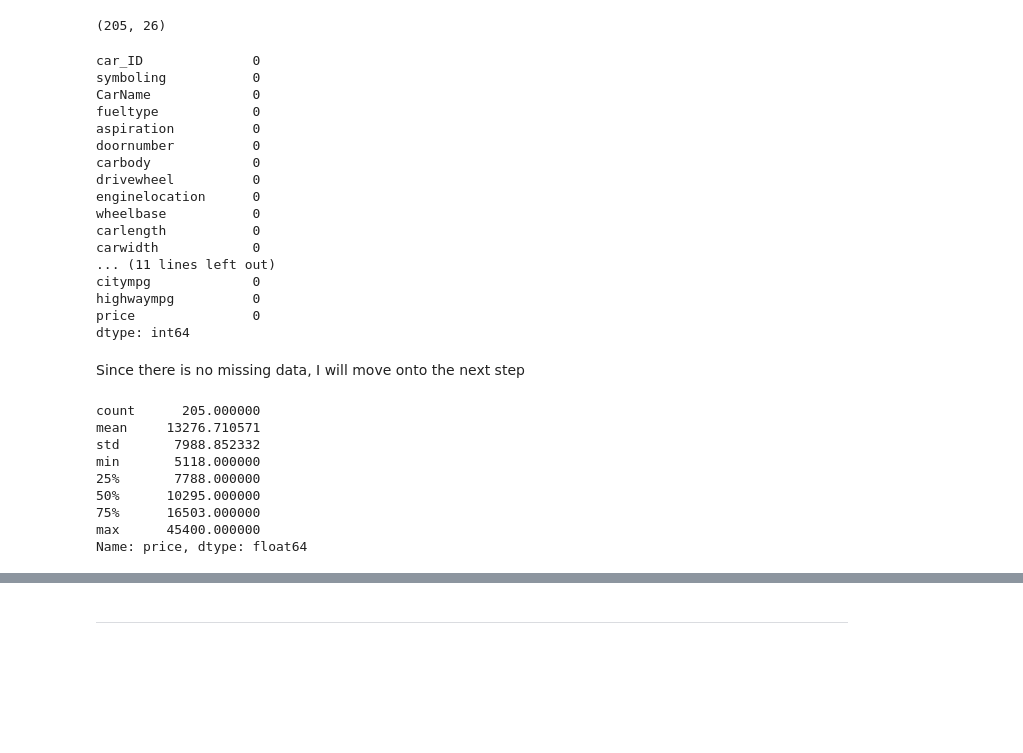
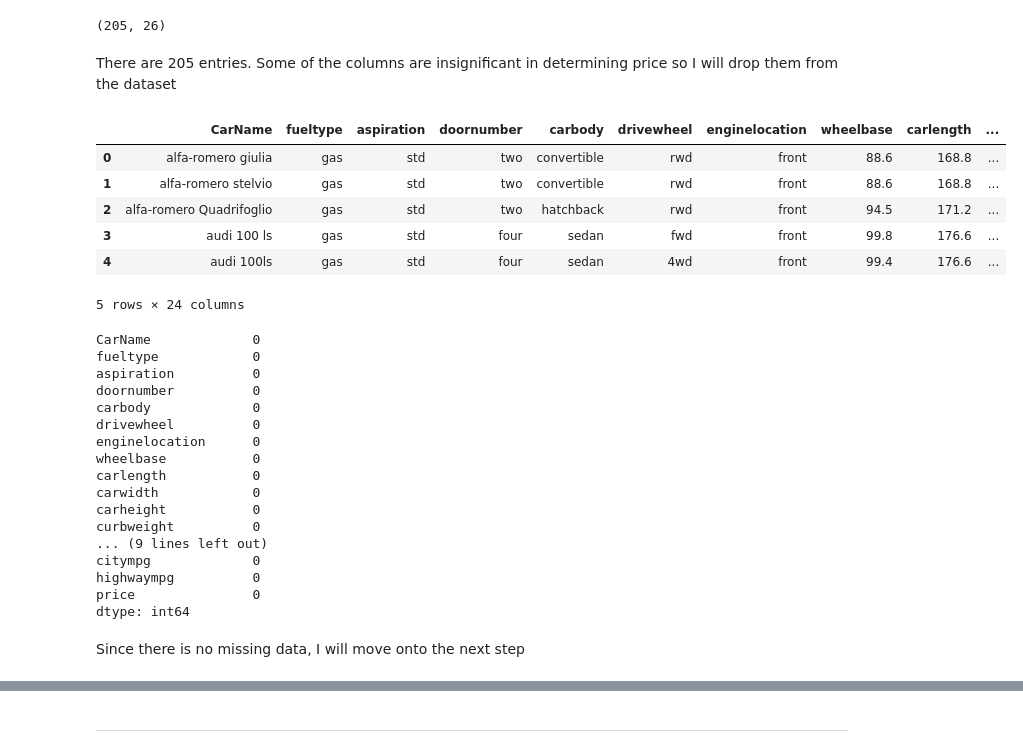
Before and after one commit to Tee-DataA/Hackathon1, a Jupyter notebook: jupyter_notebooks/Notebook_Template.ipynb, the cells around one changed output, grey strips where cells are left out. Cells and saved outputs as stored; diff of their text form; code cells hidden in the pictures; blank space fills up the shorter version.

Commit message:
removed 2 columns, added some analysis to check to outliers

```diff
--- a/jupyter_notebooks/Notebook_Template.ipynb
+++ b/jupyter_notebooks/Notebook_Template.ipynb
@@ -82,12 +84,24 @@ from feature_engine.imputation import MeanMedianImputer
 df.shape
 # %% [output]
 (205, 26)
+# %% [markdown]
+There are 205 entries. Some of the columns are insignificant in determining price so I will drop them from the dataset
+# %%
+df = df.drop(columns=['car_ID','symboling'], axis=1)
+# %%
+df.head()
+# %% [output]
+|  | CarName | fueltype | aspiration | doornumber | carbody | drivewheel | enginelocation | wheelbase | carlength | ... |
+| 0 | alfa-romero giulia | gas | std | two | convertible | rwd | front | 88.6 | 168.8 | ... |
+| 1 | alfa-romero stelvio | gas | std | two | convertible | rwd | front | 88.6 | 168.8 | ... |
+| 2 | alfa-romero Quadrifoglio | gas | std | two | hatchback | rwd | front | 94.5 | 171.2 | ... |
+| 3 | audi 100 ls | gas | std | four | sedan | fwd | front | 99.8 | 176.6 | ... |
+| 4 | audi 100ls | gas | std | four | sedan | 4wd | front | 99.4 | 176.6 | ... |
+5 rows × 24 columns
 # %%
 # Check for missing data
 df.isnull().sum()
 # %% [output]
-car_ID              0
-symboling           0
 CarName             0
 fueltype            0
 aspiration          0
@@ -98,22 +112,12 @@ enginelocation      0
 wheelbase           0
 carlength           0
 carwidth            0
-... (11 lines left out)
+carheight           0
+curbweight          0
+... (9 lines left out)
 citympg             0
 highwaympg          0
 price               0
 dtype: int64
 # %% [markdown]
 Since there is no missing data, I will move onto the next step
-# %%
-df['price'].describe()
-# %% [output]
-count      205.000000
-mean     13276.710571
-std       7988.852332
-min       5118.000000
-25%       7788.000000
-50%      10295.000000
-75%      16503.000000
-max      45400.000000
-Name: price, dtype: float64
```
Also changed, not shown: parts of 14 cells of this notebook.
